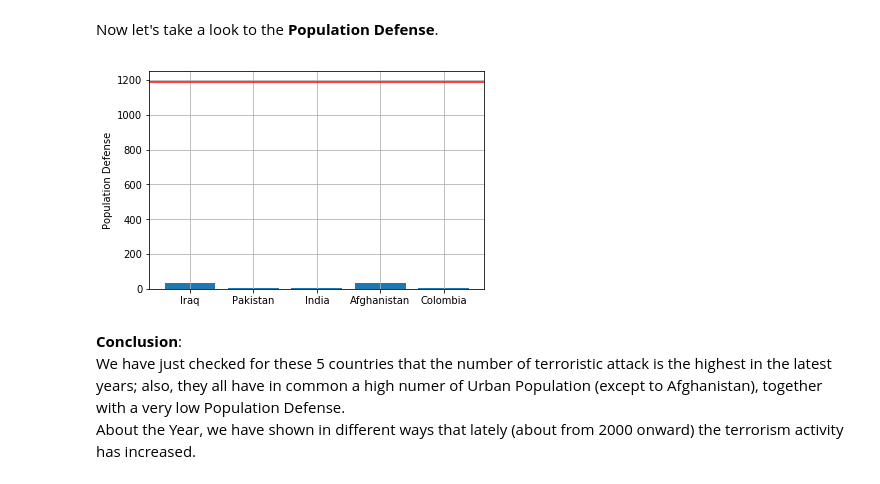
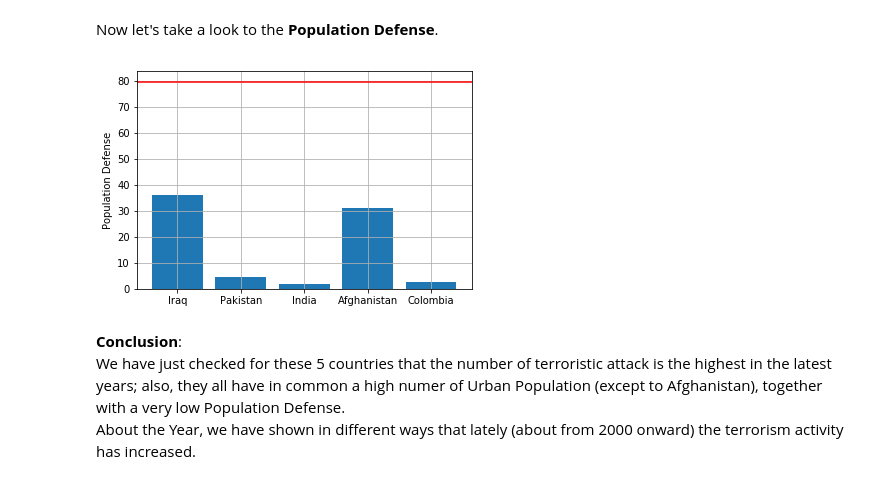
Before and after one commit to AndreaCurtoni/TerrorismDSBA, a Jupyter notebook: First hyp ML.ipynb, the cells around one changed output. Drawn from its saved outputs; the diff is of its cells as text; code cells hidden in the pictures.

```diff
--- a/First hyp ML.ipynb
+++ b/First hyp ML.ipynb
@@ -776,8 +786,8 @@ df = pd.read_csv('./part/DF1sthypTOT')
 df['TerritoryDefense'] = df['MilitaryExp'] / df['Area (sq. mi.)']
 df['PopulationDefense'] = df['MS.MIL.MPRT.KD'] / df['Population']
 del df['Area (sq. mi.)']
-del df['Population']
 del df['SP.RUR.TOTL']
+del df['SP.URB.TOTL']
 del df['SP.DYN.AMRT.FE']
 del df['SP.DYN.AMRT.MA']
 del df['SP.DYN.LE00.IN']
@@ -786,6 +796,5 @@ del df['MS.MIL.MPRT.KD']
 
 df2 = df[df['Year']>1989]
 df3 = df2.groupby(['CountryCode', 'Year']).mean()
-df4 = df3.groupby(['CountryCode']).mean()
 df4.head(5)
 # %% [output]
@@ -800,6 +809,7 @@ df4.head(5)
 Let's take a look to the <strong>global mean</strong> for the Urban Population and the Population Defense.<br>
 <i>Reminder:</i> the calculus is performed on the last 30 years.
 # %%
-df5 = df4[['SP.URB.TOTL', 'PopulationDefense']]
-df5.mean()
+df5 = df4[['Population', 'PopulationDefense']]
+#df5.mean()
+df5.median()
 # %% [output]
@@ -858,21 +868,21 @@ Now let's take a look to the <strong>Population Defense</strong>.
 # %%
 import matplotlib.pyplot as plt
 
 pop_def = []
-m_value = df5['PopulationDefense'].mean()
+m_value = df5['PopulationDefense'].median()
 plt.axhline(y=m_value, color='r', linestyle='-', label='Mean')
 y = df4['PopulationDefense']
 pop_def.append(y.loc['IRQ'])
 pop_def.append(y.loc['PAK'])
 pop_def.append(y.loc['IND'])
 pop_def.append(y.loc['AFG'])
 pop_def.append(y.loc['COL'])
 plt.bar([1,2,3,4,5],pop_def, tick_label=['Iraq', 'Pakistan', 'India', 'Afghanistan', 'Colombia'])
 plt.ylabel('Population Defense')
 plt.grid()
 plt.show()
 # %% [output]
-[figure, old version]
+[figure, new version]
 # %% [markdown]
 <strong>Conclusion</strong>:<br>
 We have just checked for these 5 countries that the number of terroristic attack is the highest in the latest years; also, they all have in common a high numer of Urban Population (except to Afghanistan), together with a very low Population Defense.<br>
```
Also changed, not shown: parts of 47 cells of this notebook.
